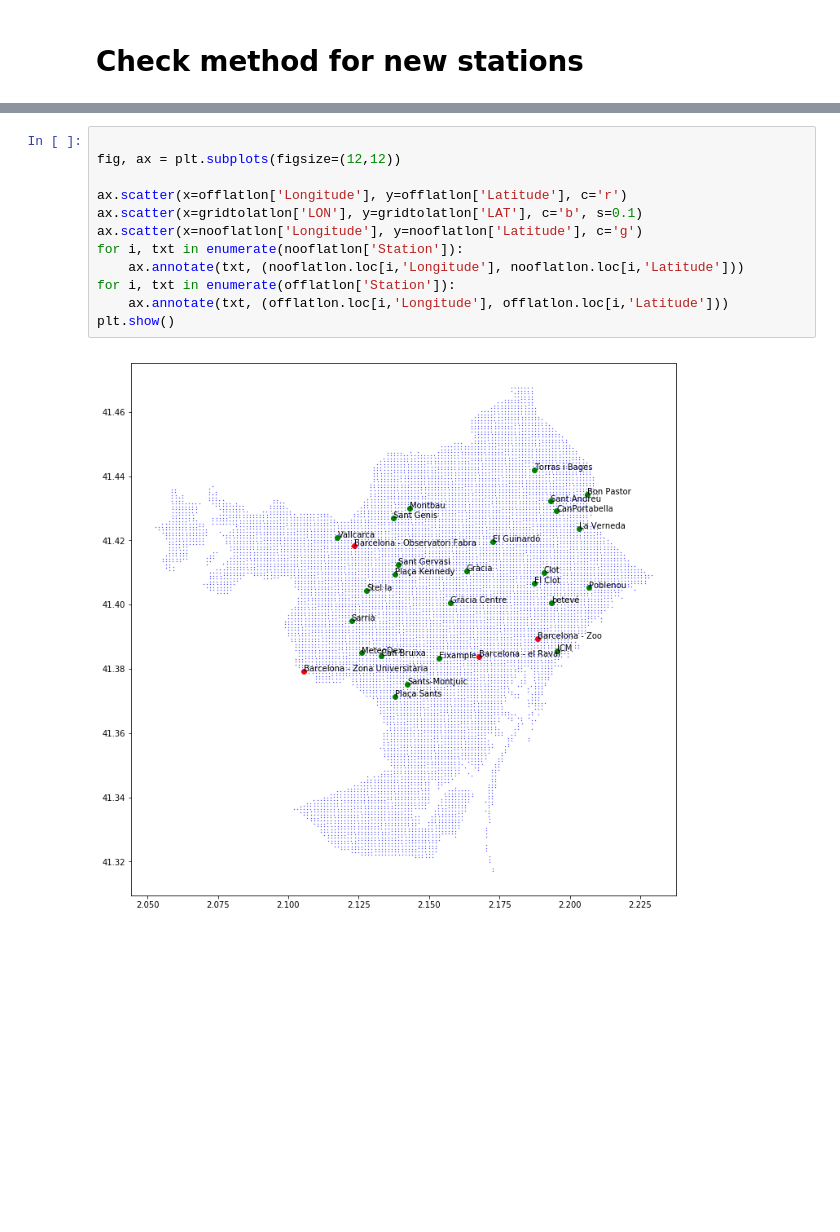
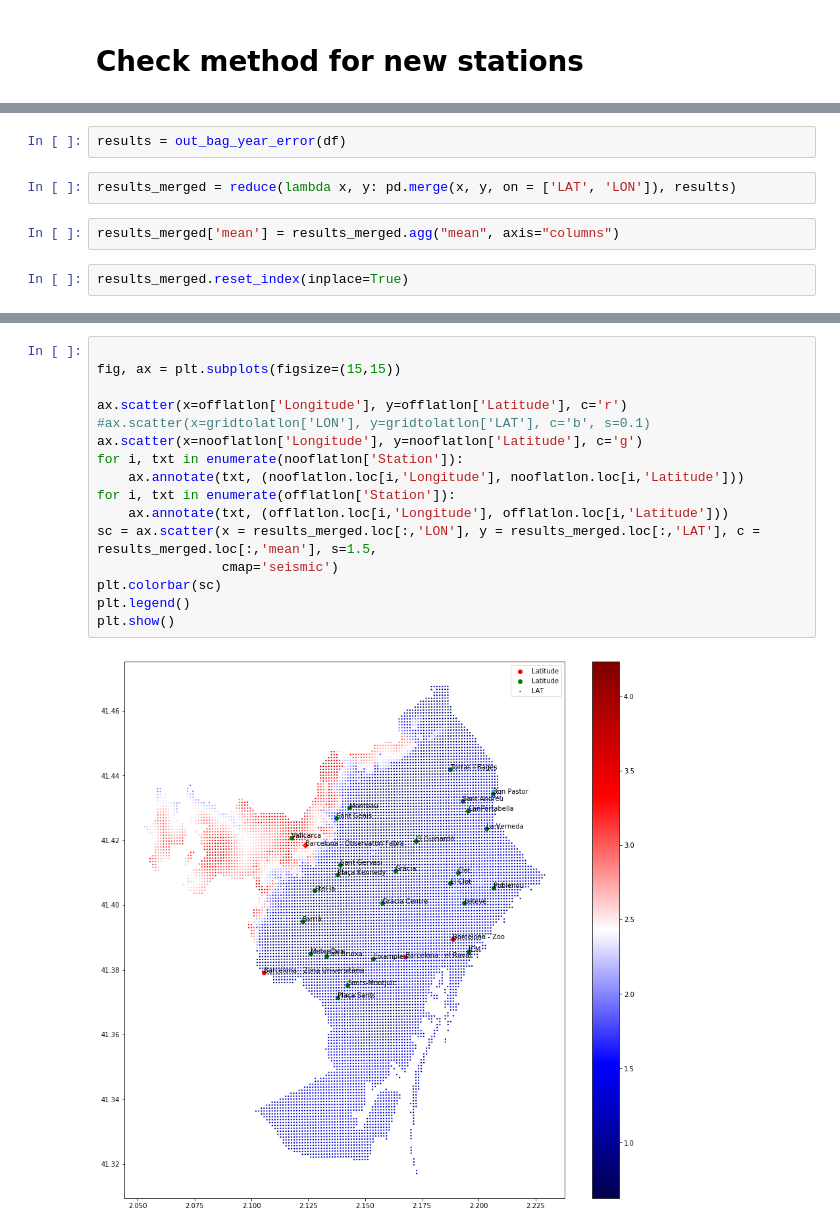
Before and after one commit to BielStela/climate_challenge, a Jupyter notebook: Untitled.ipynb, the cells around one changed output, grey strips where cells are left out. Drawn from its saved outputs; the diff is of its cells as text; blank space fills up the shorter version.

```diff
--- a/Untitled.ipynb
+++ b/Untitled.ipynb
@@ -324,0 +358,8 @@ real_2012.groupby(by='idx').agg({'T_MEAN':'mean'})
+# %%
+results = out_bag_year_error(df)
+# %%
+results_merged = reduce(lambda x, y: pd.merge(x, y, on = ['LAT', 'LON']), results)
+# %%
+results_merged['mean'] = results_merged.agg("mean", axis="columns")
+# %%
+results_merged.reset_index(inplace=True)
@@ -325,14 +382,18 @@ real_2012.groupby(by='idx').agg({'T_MEAN':'mean'})
 # %%
 
-fig, ax = plt.subplots(figsize=(12,12))
+fig, ax = plt.subplots(figsize=(15,15))
 
 ax.scatter(x=offlatlon['Longitude'], y=offlatlon['Latitude'], c='r')
-ax.scatter(x=gridtolatlon['LON'], y=gridtolatlon['LAT'], c='b', s=0.1)
+#ax.scatter(x=gridtolatlon['LON'], y=gridtolatlon['LAT'], c='b', s=0.1)
 ax.scatter(x=nooflatlon['Longitude'], y=nooflatlon['Latitude'], c='g')
 for i, txt in enumerate(nooflatlon['Station']):
     ax.annotate(txt, (nooflatlon.loc[i,'Longitude'], nooflatlon.loc[i,'Latitude']))
 for i, txt in enumerate(offlatlon['Station']):
     ax.annotate(txt, (offlatlon.loc[i,'Longitude'], offlatlon.loc[i,'Latitude']))
+sc = ax.scatter(x = results_merged.loc[:,'LON'], y = results_merged.loc[:,'LAT'], c = results_merged.loc[:,'mean'], s=1.5,
+                cmap='seismic')
+plt.colorbar(sc)
+plt.legend()
 plt.show()
 # %% [output]
-[figure, old version]
+[figure, new version]
```
Also changed, not shown: parts of 21 cells of this notebook.
